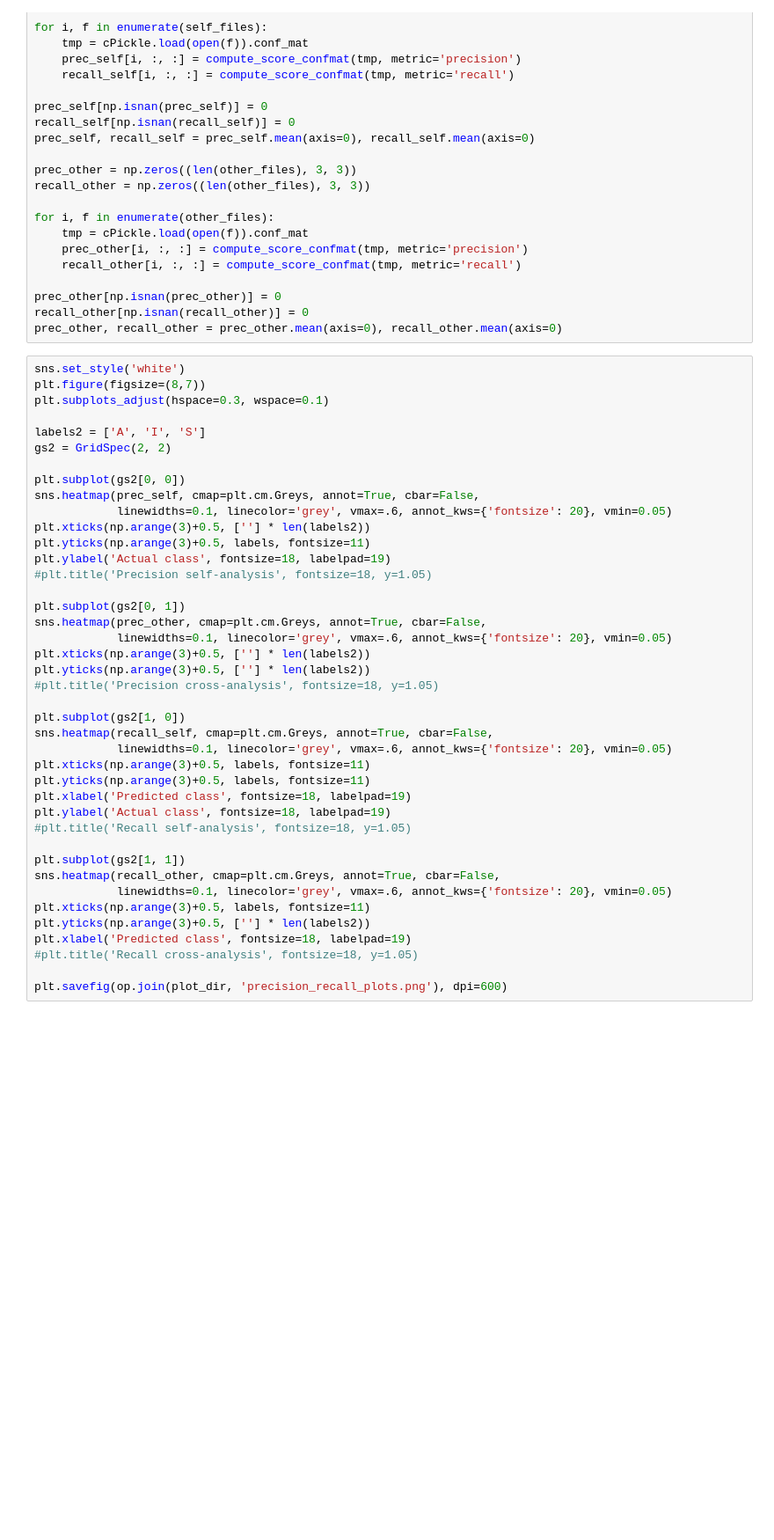
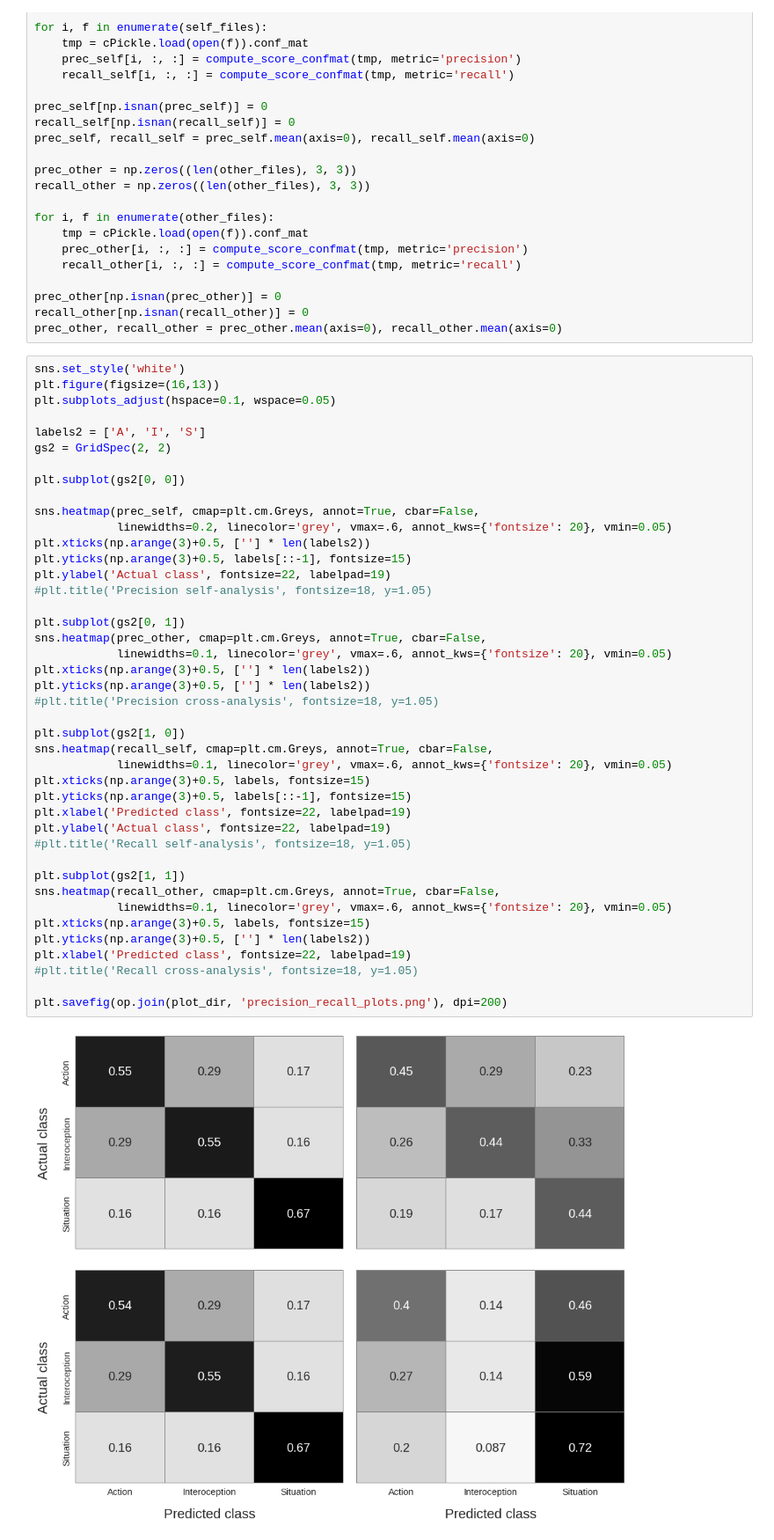
Before and after one commit to lukassnoek/DecodingEmotions, a Jupyter notebook: ANALYSES/statistics/statistics_main_analysis.ipynb, the cells around one changed output. Shown at 88% size. Drawn from its saved outputs; the diff is of its cells as text; blank space fills up the shorter version.

```diff
--- a/ANALYSES/statistics/statistics_main_analysis.ipynb
+++ b/ANALYSES/statistics/statistics_main_analysis.ipynb
@@ -432,42 +466,45 @@ recall_other[np.isnan(recall_other)] = 0
 prec_other, recall_other = prec_other.mean(axis=0), recall_other.mean(axis=0)
 # %%
 sns.set_style('white')
-plt.figure(figsize=(8,7))
-plt.subplots_adjust(hspace=0.3, wspace=0.1)
+plt.figure(figsize=(16,13))
+plt.subplots_adjust(hspace=0.1, wspace=0.05)
 
 labels2 = ['A', 'I', 'S']
 gs2 = GridSpec(2, 2)
 
 plt.subplot(gs2[0, 0])
+
 sns.heatmap(prec_self, cmap=plt.cm.Greys, annot=True, cbar=False,
-            linewidths=0.1, linecolor='grey', vmax=.6, annot_kws={'fontsize': 20}, vmin=0.05)
+            linewidths=0.2, linecolor='grey', vmax=.6, annot_kws={'fontsize': 20}, vmin=0.05)
 plt.xticks(np.arange(3)+0.5, [''] * len(labels2))
-plt.yticks(np.arange(3)+0.5, labels, fontsize=11)
-plt.ylabel('Actual class', fontsize=18, labelpad=19)
+plt.yticks(np.arange(3)+0.5, labels[::-1], fontsize=15)
+plt.ylabel('Actual class', fontsize=22, labelpad=19)
 #plt.title('Precision self-analysis', fontsize=18, y=1.05)
 
 plt.subplot(gs2[0, 1])
 sns.heatmap(prec_other, cmap=plt.cm.Greys, annot=True, cbar=False,
             linewidths=0.1, linecolor='grey', vmax=.6, annot_kws={'fontsize': 20}, vmin=0.05)
 plt.xticks(np.arange(3)+0.5, [''] * len(labels2))
 plt.yticks(np.arange(3)+0.5, [''] * len(labels2))
 #plt.title('Precision cross-analysis', fontsize=18, y=1.05)
 
 plt.subplot(gs2[1, 0])
 sns.heatmap(recall_self, cmap=plt.cm.Greys, annot=True, cbar=False,
             linewidths=0.1, linecolor='grey', vmax=.6, annot_kws={'fontsize': 20}, vmin=0.05)
-plt.xticks(np.arange(3)+0.5, labels, fontsize=11)
-plt.yticks(np.arange(3)+0.5, labels, fontsize=11)
-plt.xlabel('Predicted class', fontsize=18, labelpad=19)
-plt.ylabel('Actual class', fontsize=18, labelpad=19)
+plt.xticks(np.arange(3)+0.5, labels, fontsize=15)
+plt.yticks(np.arange(3)+0.5, labels[::-1], fontsize=15)
+plt.xlabel('Predicted class', fontsize=22, labelpad=19)
+plt.ylabel('Actual class', fontsize=22, labelpad=19)
 #plt.title('Recall self-analysis', fontsize=18, y=1.05)
 
 plt.subplot(gs2[1, 1])
 sns.heatmap(recall_other, cmap=plt.cm.Greys, annot=True, cbar=False,
             linewidths=0.1, linecolor='grey', vmax=.6, annot_kws={'fontsize': 20}, vmin=0.05)
-plt.xticks(np.arange(3)+0.5, labels, fontsize=11)
+plt.xticks(np.arange(3)+0.5, labels, fontsize=15)
 plt.yticks(np.arange(3)+0.5, [''] * len(labels2))
-plt.xlabel('Predicted class', fontsize=18, labelpad=19)
+plt.xlabel('Predicted class', fontsize=22, labelpad=19)
 #plt.title('Recall cross-analysis', fontsize=18, y=1.05)
 
-plt.savefig(op.join(plot_dir, 'precision_recall_plots.png'), dpi=600)
+plt.savefig(op.join(plot_dir, 'precision_recall_plots.png'), dpi=200)
+# %% [output]
+[figure, added]
```
Also changed, not shown: parts of 25 cells of this notebook.
